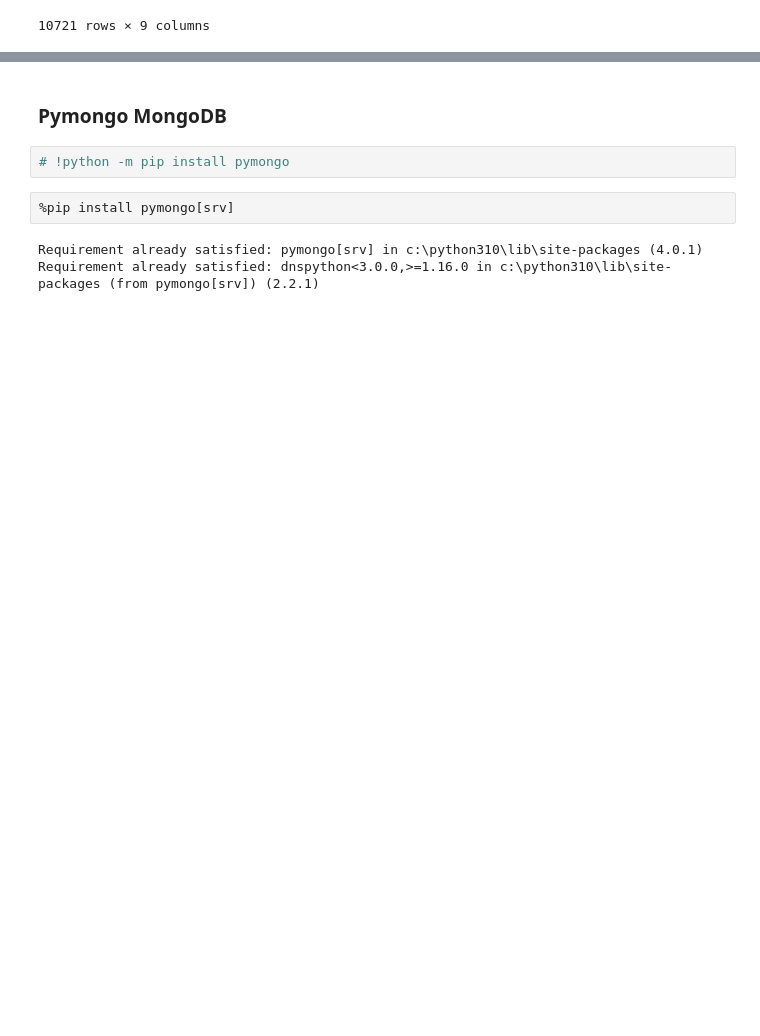
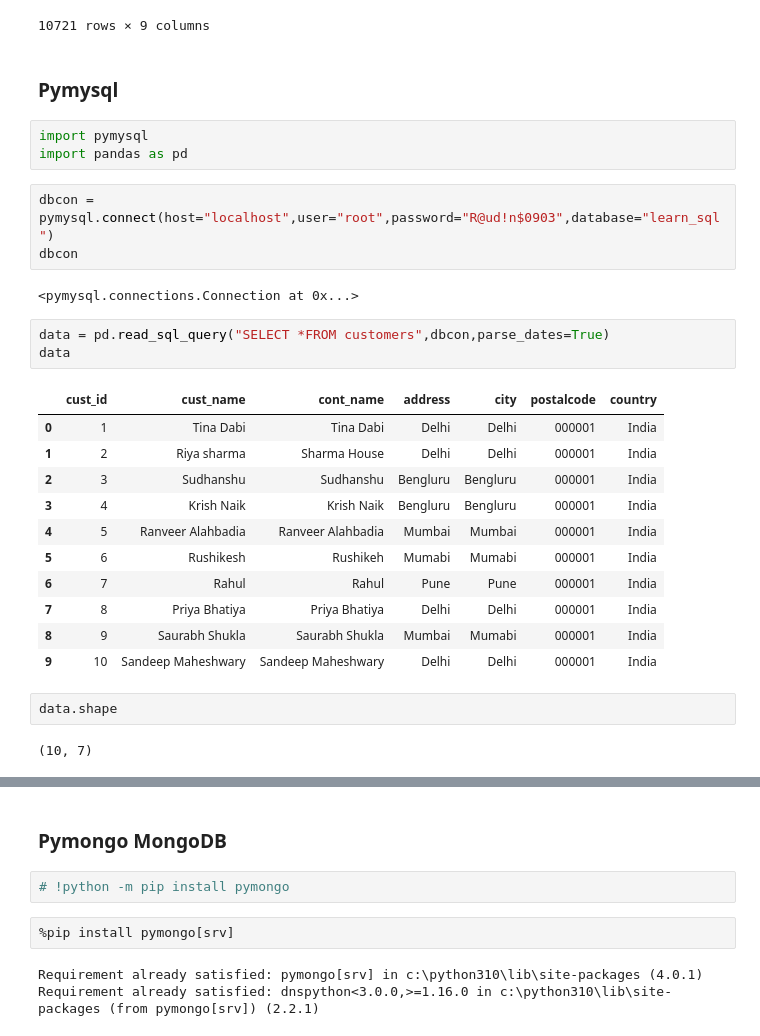
Before and after one commit to Rushi9867/Python_Fast_Track, a Jupyter notebook: DataBase/Database.ipynb, the cells around one changed output, grey strips where cells are left out. Cells and saved outputs as stored; diff of their text form; blank space fills up the shorter version.

```diff
--- a/DataBase/Database.ipynb
+++ b/DataBase/Database.ipynb
@@ -419,3 +417,32 @@ data
 | 10719 | 10719 | 12 | 6 | 934978 | 602319 | ... |
 | 10720 | 10720 | 12 | 6 | 953664 | 698374 | ... |
 10721 rows × 9 columns
+# %% [markdown]
+### Pymysql
+# %%
+import pymysql
+import pandas as pd
+# %%
+dbcon = pymysql.connect(host="localhost",user="root",password="R@ud!n$0903",database="learn_sql")
+dbcon
+# %% [output]
+<pymysql.connections.Connection at 0x...>
+# %%
+data = pd.read_sql_query("SELECT *FROM customers",dbcon,parse_dates=True)
+data
+# %% [output]
+|  | cust_id | cust_name | cont_name | address | city | postalcode | country |
+| 0 | 1 | Tina Dabi | Tina Dabi | Delhi | Delhi | 000001 | India |
+| 1 | 2 | Riya sharma | Sharma House | Delhi | Delhi | 000001 | India |
+| 2 | 3 | Sudhanshu | Sudhanshu | Bengluru | Bengluru | 000001 | India |
+| 3 | 4 | Krish Naik | Krish Naik | Bengluru | Bengluru | 000001 | India |
+| 4 | 5 | Ranveer Alahbadia | Ranveer Alahbadia | Mumbai | Mumbai | 000001 | India |
+| 5 | 6 | Rushikesh | Rushikeh | Mumabi | Mumabi | 000001 | India |
+| 6 | 7 | Rahul | Rahul | Pune | Pune | 000001 | India |
+| 7 | 8 | Priya Bhatiya | Priya Bhatiya | Delhi | Delhi | 000001 | India |
+| 8 | 9 | Saurabh Shukla | Saurabh Shukla | Mumbai | Mumabi | 000001 | India |
+| 9 | 10 | Sandeep Maheshwary | Sandeep Maheshwary | Delhi | Delhi | 000001 | India |
+# %%
+data.shape
+# %% [output]
+(10, 7)
```
Also changed, not shown: parts of 11 cells of this notebook, 3 other files.
